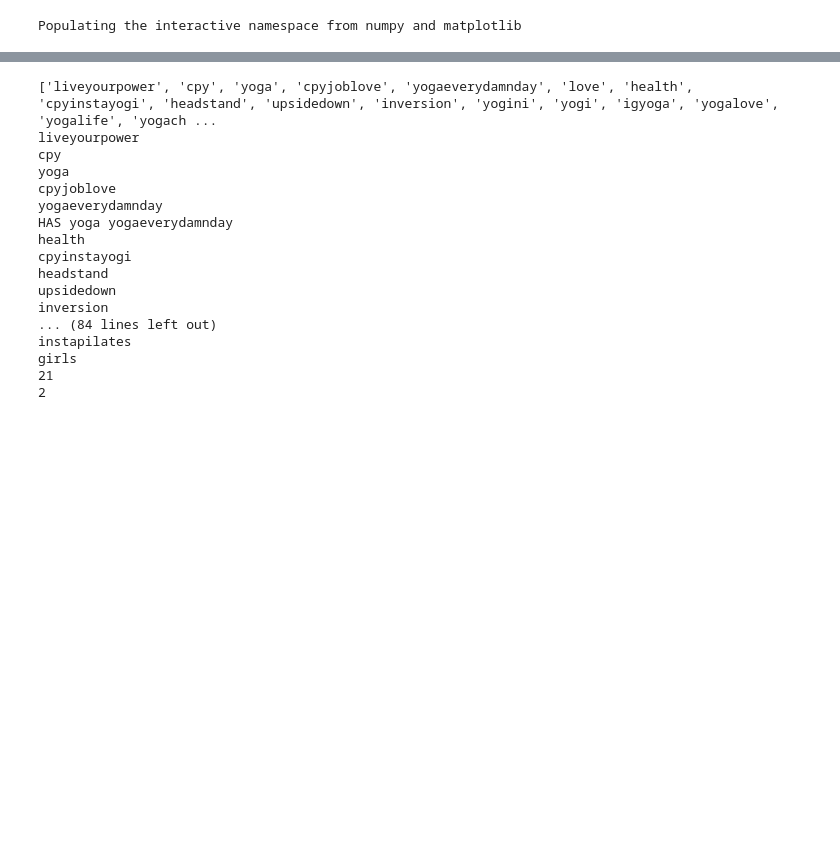
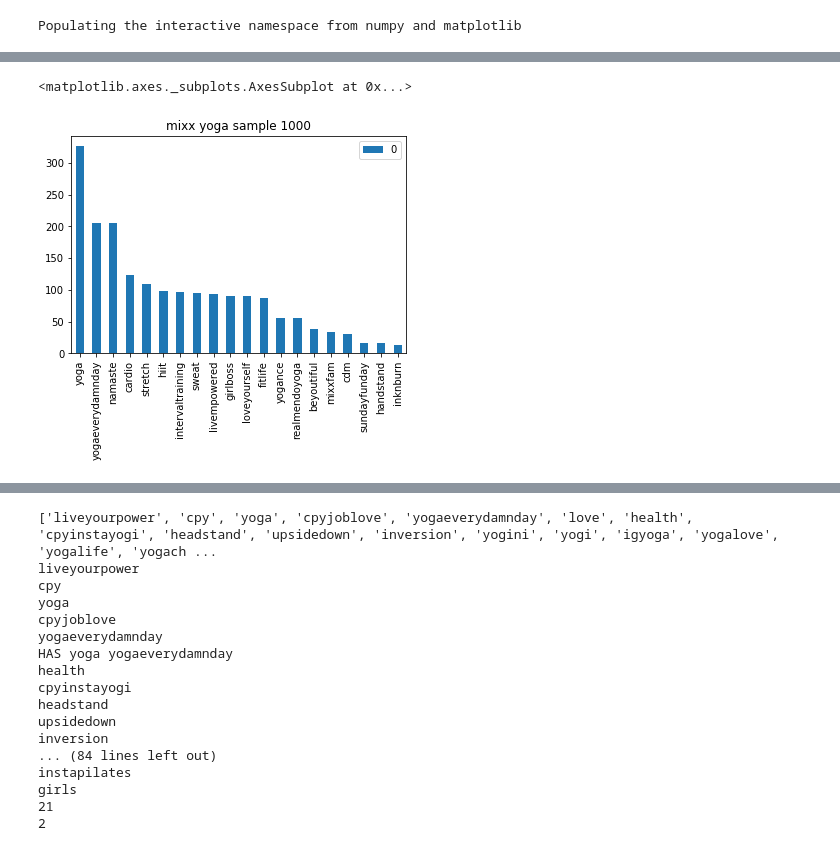
Before and after one commit to mfrate28/Insight, a Jupyter notebook: VisualizingTopHashtags.ipynb, the cells around one changed output, grey strips where cells are left out. Drawn from its saved outputs; the diff is of its cells as text; code cells hidden in the pictures; blank space fills up the shorter version.

```diff
--- a/VisualizingTopHashtags.ipynb
+++ b/VisualizingTopHashtags.ipynb
@@ -52,0 +55,7 @@ df4.plot(kind='bar', title = "corepoweryoga sample 1000")
+# %%
+tags = OpenAndCollect("mixxyoga")
+df_my = PandasAndClean(tags)
+df_my.plot(kind='bar', title = "mixx yoga sample 1000")
+# %% [output]
+<matplotlib.axes._subplots.AxesSubplot at 0x...>
+[figure, added]
```
Also changed, not shown: parts of 68 cells of this notebook.
